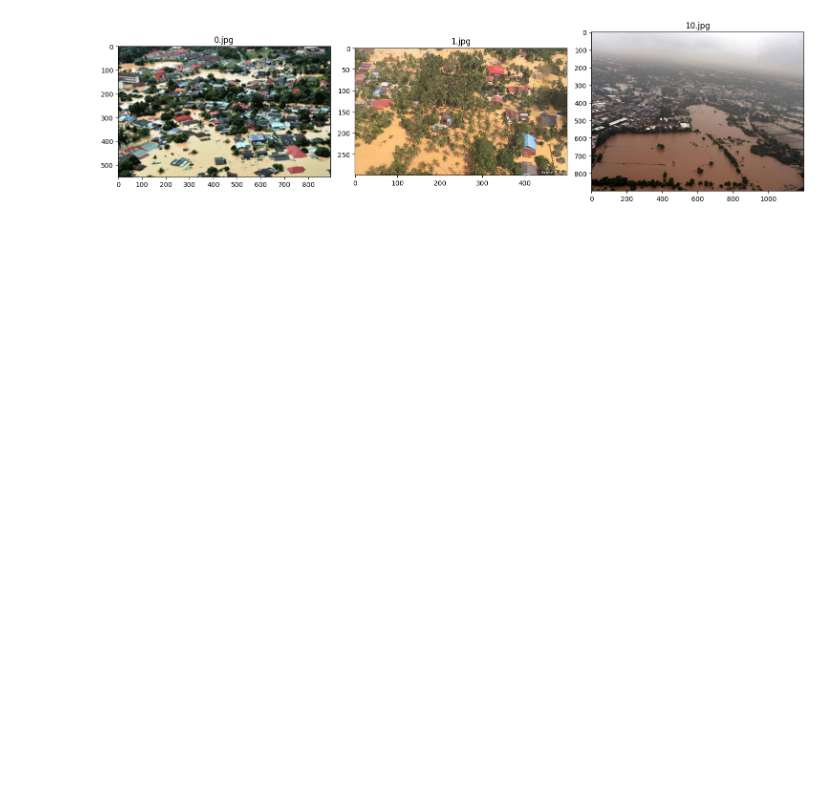
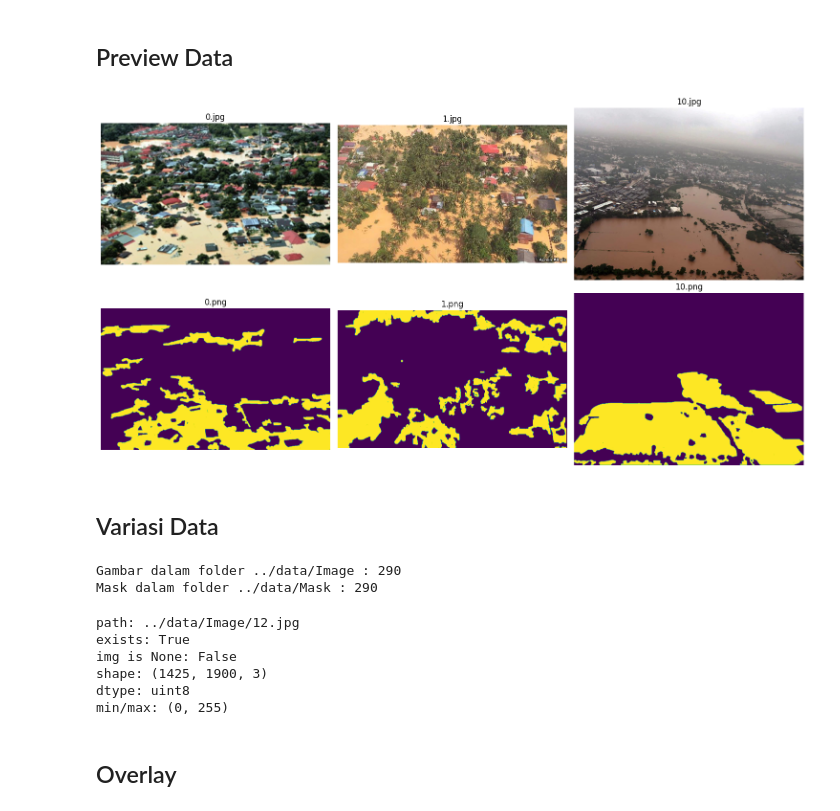
Before and after one commit to WildanAz/flood-area-segmentation, a Jupyter notebook: notebook/EDA.ipynb, the cells around one changed output. Drawn from its saved outputs; the diff is of its cells as text; code cells hidden in the pictures; blank space fills up the shorter version.

Commit message:
Variation and overlay

```diff
--- a/notebook/EDA.ipynb
+++ b/notebook/EDA.ipynb
@@ -6,21 +17,58 @@ import PIL.Image as Image
+# %% [markdown]
+## Preview Data
 # %%
 IMAGE_DIR = '../data/Image'
+MASK_DIR = '../data/Mask'
 
-def display_img(IMAGE_DIR):
-    img_path = os.listdir(IMAGE_DIR)
-    image_show = img_path[:3]
+def display_img(image_dir, mask_dir, n=3):
+    img_files = os.listdir(image_dir)[:n]
+    mask_files = os.listdir(mask_dir)[:n]
+    fig, axes = plt.subplots(2, n, figsize=(5*n, 8))
 
-    fig, ax = plt.subplots(1,3, figsize=(15,5))
+    for i, fname in enumerate(img_files):
+        img = Image.open(os.path.join(image_dir, fname))
+        axes[0, i].set_title(fname)
+        axes[0, i].imshow(img)
+        axes[0, i].axis('off')
 
-    for i, img_name in enumerate(image_show):
-        img = Image.open(os.path.join(IMAGE_DIR, img_name))
-        ax[i].imshow(img)
-        ax[i].set_title(img_name)
-        ax[i].axis('on')
+    for i, fname in enumerate(mask_files):
+        mask = Image.open(os.path.join(mask_dir, fname))
+        axes[1, i].set_title(fname)
+        axes[1, i].imshow(mask)
+        axes[1, i].axis('off')
 
     plt.tight_layout()
     plt.show()
 
-display_img(IMAGE_DIR)
+display_img(IMAGE_DIR, MASK_DIR)
 # %% [output]
-[figure, old version]
+[figure, new version]
+# %% [markdown]
+## Variasi Data
+# %%
+var_img = os.listdir(IMAGE_DIR)
+var_mask = os.listdir(MASK_DIR)
+print(f'Gambar dalam folder {IMAGE_DIR} : {len(var_img)}')
+print(f'Mask dalam folder {MASK_DIR} : {len(var_mask)}')
+# %% [output]
+Gambar dalam folder ../data/Image : 290
+Mask dalam folder ../data/Mask : 290
+# %%
+img = cv2.imread("../data/Image/12.jpg")
+mask = cv2.imread("../data/Mask/12.png", 0)
+
+print("path:", "../data/Image/12.jpg")
+print("exists:", os.path.exists("../data/Image/12.jpg"))
+print("img is None:", img is None)
+print("shape:", None if img is None else img.shape)
+print("dtype:", None if img is None else img.dtype)
+print("min/max:", None if img is None else (img.min(), img.max()))
+# %% [output]
+path: ../data/Image/12.jpg
+exists: True
+img is None: False
+shape: (1425, 1900, 3)
+dtype: uint8
+min/max: (0, 255)
+# %% [markdown]
+## Overlay
```
Also changed, not shown: parts of 5 cells of this notebook.
